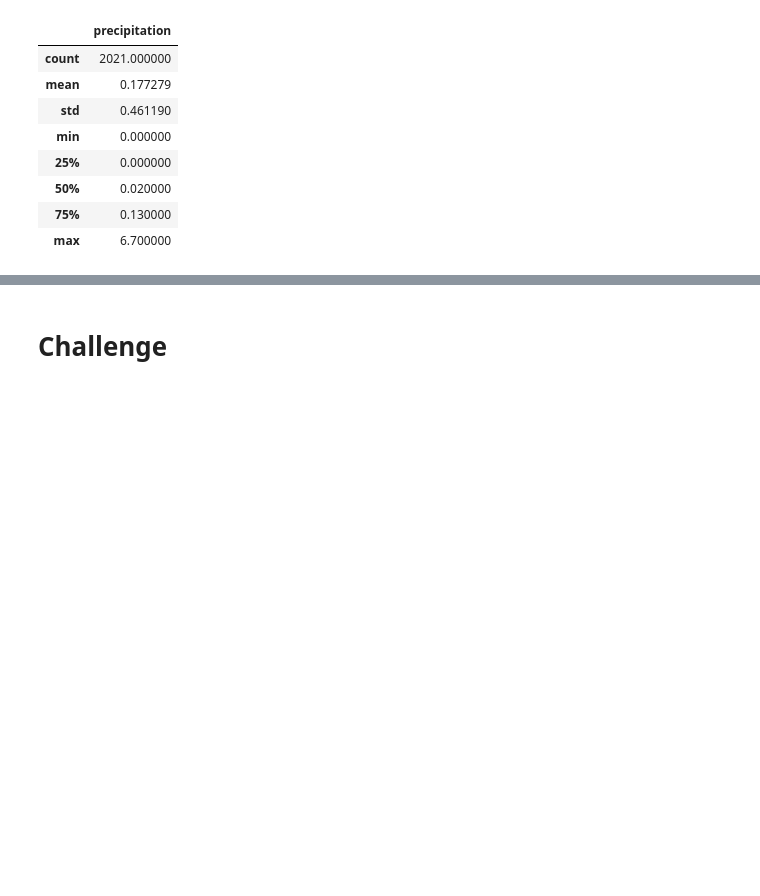
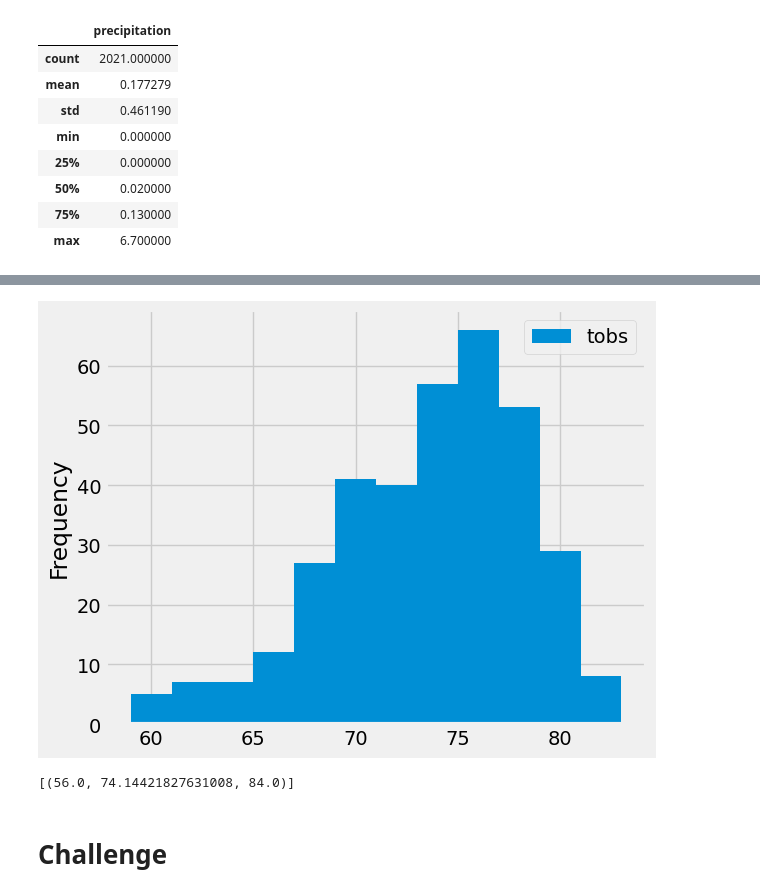
Before and after one commit to ParnaKundu/surfs_up, a Jupyter notebook: climate_analysis.ipynb, the cells around one changed output, grey strips where cells are left out. Saved outputs shown, nothing was run; the diff lists cells and outputs as text; code cells hidden in the pictures; blank space fills up the shorter version.

Commit message:
Plot highest number of Observation

```diff
--- a/climate_analysis.ipynb
+++ b/climate_analysis.ipynb
@@ -43,22 +43,10 @@ session = Session(engine)
 #Starting from the last data point in the database.
 
 # Calculate the date one year from the last date in data set.
-prev_date = dt.date(2017, 8,23) - dt.timedelta(days=365)
+prev_year = dt.date(2017, 8,23) - dt.timedelta(days=365)
 
 # Perform a query to retrieve the data and precipitation scores
 results = []
-results = session.query(Measurement.date, Measurement.prcp).filter(Measurement.date >= prev_date).all()
-#print(results)
-
-# Save the query results as a Pandas DataFrame and set the index to the date column
-df = pd.DataFrame(results, columns=['date', 'precipitation'])
-df.set_index(df['date'], inplace=True)
-#print(df.to_string(index=False))
-
-# Sort the dataframe by date
-df = df.sort_index()
-#print(df.to_string(index=False))
-
-# Use Pandas Plotting with Matplotlib to plot the data
-df.plot()
+results = session.query(Measurement.date, Measurement.prcp).filter(Measurement.date >= prev_year).all()
+print(results)
 # %% [output]
@@ -88,3 +145,7 @@ df.describe()
 # %%
 # Choose the station with the highest number of temperature observations.
 # Query the last 12 months of temperature observation data for this station and plot the results as a histogram
+results = session.query(Measurement.tobs).\
+            filter(Measurement.station == 'USC00519281').\
+            filter(Measurement.date >= prev_year).all()
+print(results)
@@ -90,0 +154,3 @@ df.describe()
+# %%
+df = pd.DataFrame(results, columns=['tobs'])
+print(df)
@@ -91,5 +172,20 @@ df.describe()
+# %%
+df.plot.hist(bins=12)
+plt.tight_layout()
+# %% [output]
+[figure, added]
 # %%
 # Write a function called `calc_temps` that will accept start date and end date in the format '%Y-%m-%d'
 # and return the minimum, average, and maximum temperatures for that range of dates
+
+def calc_temps(start_date, end_date):
+    results = session.query(func.min(Measurement.tobs), func.avg(Measurement.tobs), func.max(Measurement.tobs)).\
+                filter(Measurement.date >= start_date).\
+                filter(Measurement.date <= end_date).all()
+    return results
+
+calc_temps('2016-01-01', '2016-12-31')
+# %% [output]
+[(56.0, 74.14421827631008, 84.0)]
 # %% [markdown]
 # Challenge
```
Also changed, not shown: parts of 9 cells of this notebook.
